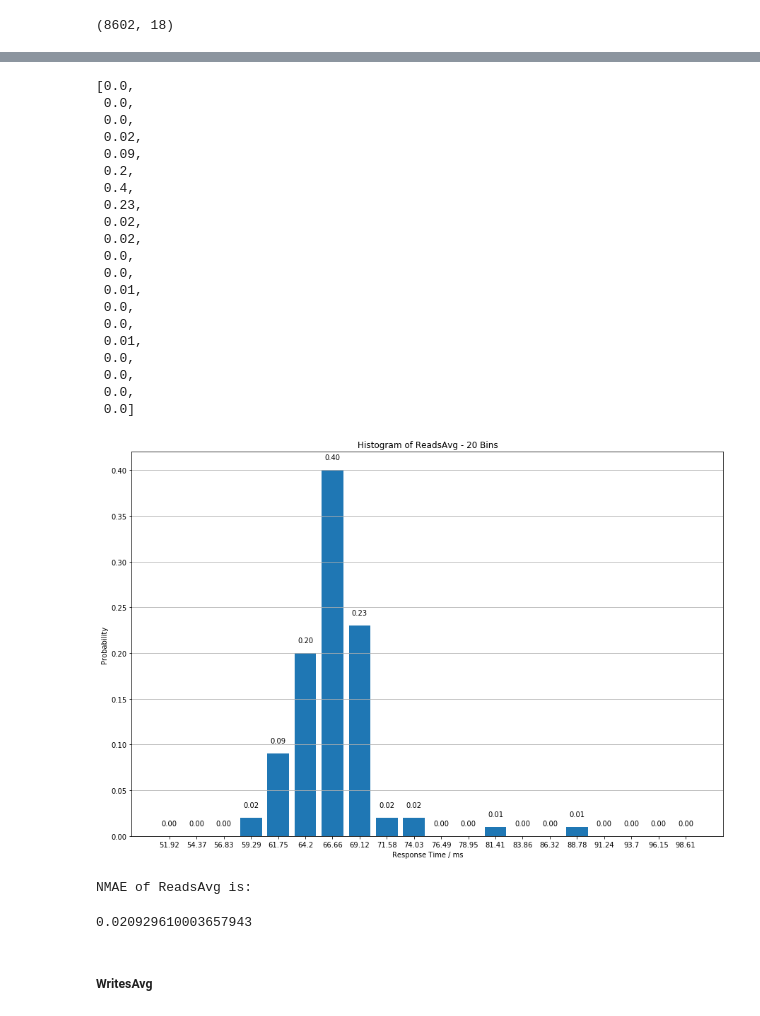
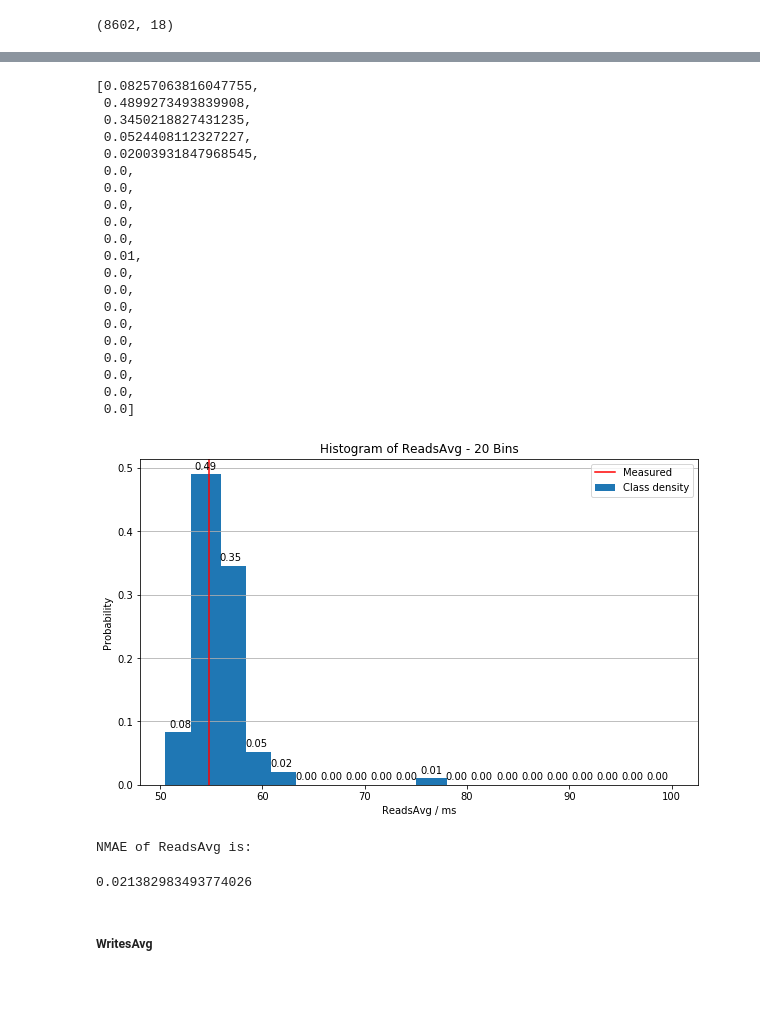
Before and after one commit to Will1998/Network-Analytics, a Jupyter notebook: Project1.ipynb, the cells around one changed output, grey strips where cells are left out. Saved outputs shown, nothing was run; the diff lists cells and outputs as text; code cells hidden in the pictures; blank space fills up the shorter version.

```diff
--- a/Project1.ipynb
+++ b/Project1.ipynb
@@ -924,7 +924,7 @@ len(listDelete) / normedColumnX.shape[0] # outliers account for 1% of the whole
 # %%
 dataSetX = np.delete(normedColumnX, listDelete, 0)
 dataSetY = np.delete(numpyY, listDelete, 0)
-trainClassX, testClassX, trainClassY, testClassY = train_test_split(dataSetX, dataSetY, train_size = 0.7, shuffle = True)
+trainClassX, testClassX, trainClassY, testClassY = train_test_split(dataSetX, dataSetY, train_size = 0.7, random_state = 20)
 # %%
 maxY = np.max(trainClassY.T[0])
 minY = np.min(trainClassY.T[0])
@@ -1039,6 +1046,6 @@ for i in range(1000):
 # %%
-hist1 = np.ravel(predicted_prob[0]).tolist()
-hist1.insert(13,0.0)
+hist1 = np.ravel(predicted_prob[197]).tolist()
+hist1.insert(11,0.0)
 hist1.insert(17,0.0)
 hist1
 # %% [output]
@@ -1063,16 +1070,18 @@ hist1
  0.0,
  0.0]
 # %%
-fig = plt.figure(figsize =(15, 10))
-bins = [str(round(item, 2)) for item in avgValue]
+fig = plt.figure(figsize =(10, 6))
+plt.axvline(testClassY.T[0][197],color='r', label = 'Measured')
+bins = [round(item, 2) for item in avgValue]
 binDensity  = hist1
-plt.bar(bins, binDensity)
-plt.xlabel('Response Time / ms')
+plt.bar(bins, binDensity, width=3, label = 'Class density')
+plt.xlabel('ReadsAvg / ms')
 plt.ylabel('Probability')
 plt.title('Histogram of ReadsAvg - 20 Bins')
 plt.grid()
+plt.legend()
 plt.grid(axis='x')
 for a,b in zip(bins, binDensity):
-    plt.text(a, b+0.01, '%.2f' % b, ha='center', va= 'bottom',fontsize=10)
+    plt.text(a, b+0.005, '%.2f' % b, ha='center', va= 'bottom',fontsize=10)
 plt.show()
 # %% [output]
@@ -1080,44 +1089,46 @@ plt.show()
 # %%
-hist2 = np.ravel(predicted_prob[161]).tolist()
-hist2.insert(13,0.0)
+hist2 = np.ravel(predicted_prob[167]).tolist()
+hist2.insert(11,0.0)
 hist2.insert(17,0.0)
 hist2
 # %% [output]
-[0.0,
+[0.08257063816047755,
+ 0.4899273493839908,
+ 0.3450218827431235,
+ 0.0524408112327227,
+ 0.02003931847968545,
  0.0,
  0.0,
- 0.02,
- 0.09,
- 0.2,
- 0.4,
- 0.23,
- 0.02,
- 0.02,
  0.0,
- 0.0,
- 0.01,
  0.0,
  0.0,
  0.01,
  0.0,
  0.0,
  0.0,
+ 0.0,
+ 0.0,
+ 0.0,
+ 0.0,
+ 0.0,
  0.0]
 # %%
-fig = plt.figure(figsize =(15, 10))
-bins = [str(round(item, 2)) for item in avgValue]
+fig = plt.figure(figsize =(10, 6))
+plt.axvline(testClassY.T[0][167],color='r', label = 'Measured')
+bins = [round(item, 2) for item in avgValue]
 binDensity  = hist2
-plt.bar(bins, binDensity)
-plt.xlabel('Response Time / ms')
+plt.bar(bins, binDensity, width=3, label = 'Class density')
+plt.xlabel('ReadsAvg / ms')
 plt.ylabel('Probability')
 plt.title('Histogram of ReadsAvg - 20 Bins')
 plt.grid()
+plt.legend()
 plt.grid(axis='x')
 for a,b in zip(bins, binDensity):
-    plt.text(a, b+0.01, '%.2f' % b, ha='center', va= 'bottom',fontsize=10)
+    plt.text(a, b+0.005, '%.2f' % b, ha='center', va= 'bottom',fontsize=10)
 plt.show()
 # %% [output]
-[figure, old version]
+[figure, new version]
 # %%
 usedBins = list(filter(lambda x : x!= 11  and x!= 17 , np.arange(20))) #used bins
 expPredY = np.zeros((predicted_class.shape[0],2))
@@ -1129,7 +1140,7 @@ print("NMAE of ReadsAvg is:")
 calError(testClassY, expPredY)[0][0]
 # %% [output]
 NMAE of ReadsAvg is:
-0.020929610003657943
+0.021382983493774026
 # %% [markdown]
 ##### WritesAvg
 # %%
```
Also changed, not shown: parts of 19 cells of this notebook.
